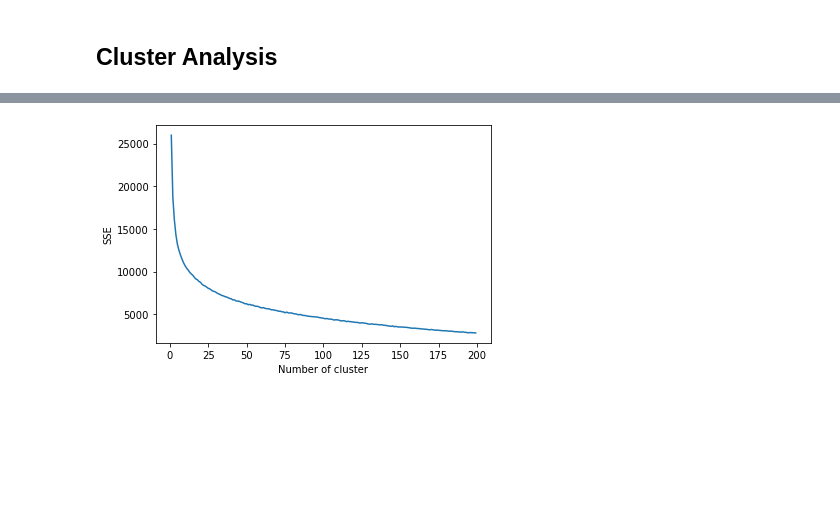
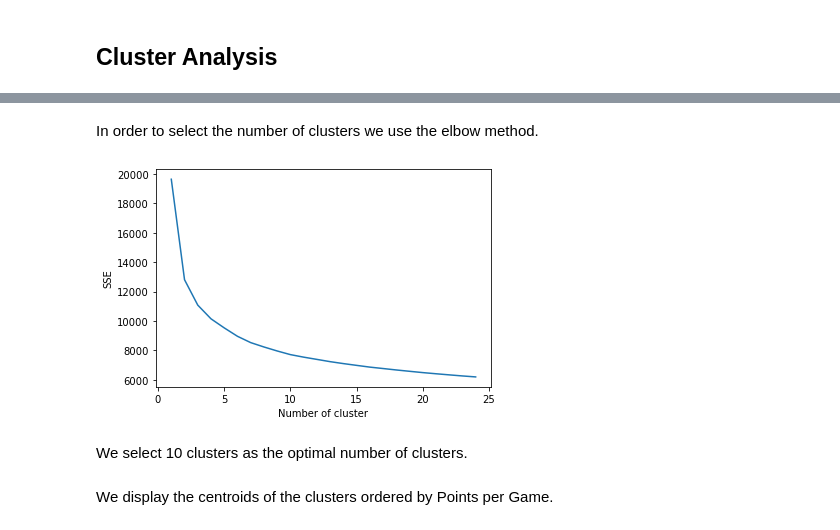
Before and after one commit to drjpeibol/NBA-Data-Project, a Jupyter notebook: NBA_Data_Science_Proyect.ipynb, the cells around one changed output, grey strips where cells are left out. Cells and saved outputs as stored; diff of their text form; code cells hidden in the pictures; blank space fills up the shorter version.

```diff
--- a/NBA_Data_Science_Proyect.ipynb
+++ b/NBA_Data_Science_Proyect.ipynb
@@ -21,8 +91,8 @@ from sklearn.model_selection import GridSearchCV
 ## Read the data
 # %%
 # We will load the data from the csv file into a pandas dataframe
-path = '/Users/pabloserranomolinero/Downloads/'
-df = pd.read_csv(path + '2021-2022 NBA Player Stats - Regular.csv', delimiter=';')
-df
+path = '/Users/pabloserranomolinero/Downloads/archive/'
+df = pd.read_csv(path + 'players.csv', delimiter=';',encoding= 'latin-1')
+df.head(50)
 # %% [output]
 |  | Rk | Player | Pos | Age | Tm | G | GS | MP | FG | FGA | ... | ... |
@@ -40,0 +120,7 @@ df
+# %%
+# Remove wrong rows and unnecessary column
+df = df[df.Rk != 'Rk'].drop('Rk', axis=1)
+
+# Remove * from players Names
+df["Player"].str.replace("*","", regex=False)
+df.head(50)
@@ -40,0 +146,5 @@ df
+# %%
+# Data transformation
+for c in df.columns:
+    df[c] = pd.to_numeric(df[c], errors='ignore')
+df.dtypes
@@ -164,0 +307,8 @@ features = scaler.fit_transform(df2)
+# %%
+# We will scale all variables to have the same weight in the clustering algorithm
+scaler = SklearnWrapper(MinMaxScaler())
+features = (
+    num.groupby("Year")
+    .apply(scaler.fit_transform)
+)
+features
@@ -165,16 +329,19 @@ features = scaler.fit_transform(df2)
+# %% [markdown]
+In order to select the number of clusters we use the elbow method.
 # %%
 # Fit the model
 sse = {}
-for k in range(1, 200):
+for k in range(1, 25):
     kmeans = KMeans(n_clusters=k, max_iter=1000,init='k-means++').fit(features)
-    features['clusters'] = kmeans.labels_
     #print(data["clusters"])
     sse[k] = kmeans.inertia_ # Inertia: Sum of distances of samples to their closest cluster center
 plt.figure()
 plt.plot(list(sse.keys()), list(sse.values()))
 plt.xlabel("Number of cluster")
 plt.ylabel("SSE")
 plt.show()
 # %% [output]
-[figure, old version]
+[figure, new version]
+# %% [markdown]
+We select 10 clusters as the optimal number of clusters.
 # %%
@@ -183,5 +350,7 @@ kmeans = KMeans(n_clusters=25, max_iter=1000,init='k-means++').fit(features)
 
 # We will add the cluster id to the original df
 df['ClusterID'] = kmeans.labels_
+# %% [markdown]
+We display the centroids of the clusters ordered by Points per Game.
 # %%
 # We will create a df with the cluster centroids to isnterpret the clusters inferred
```
Also changed, not shown: parts of 37 cells of this notebook.
